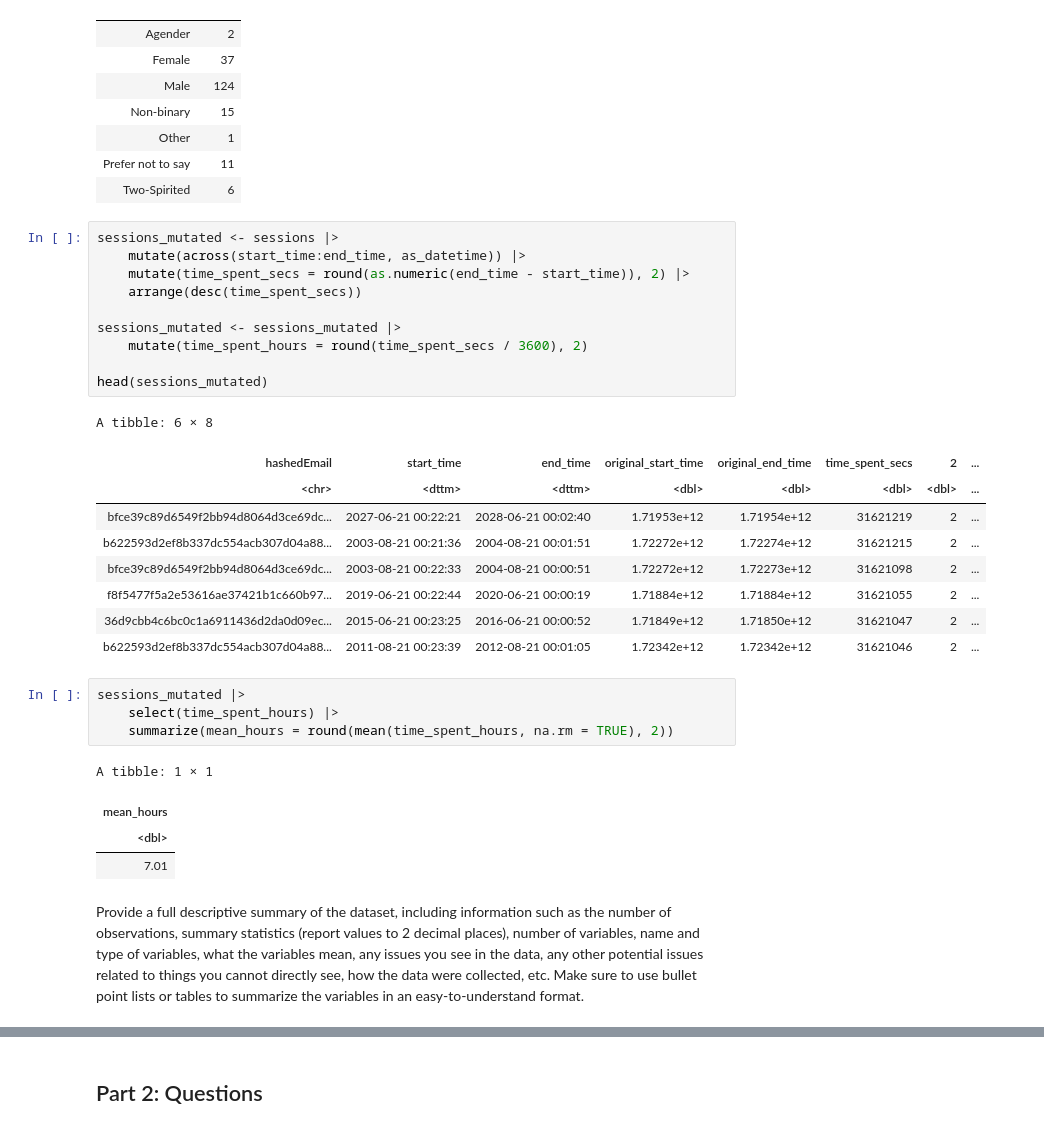
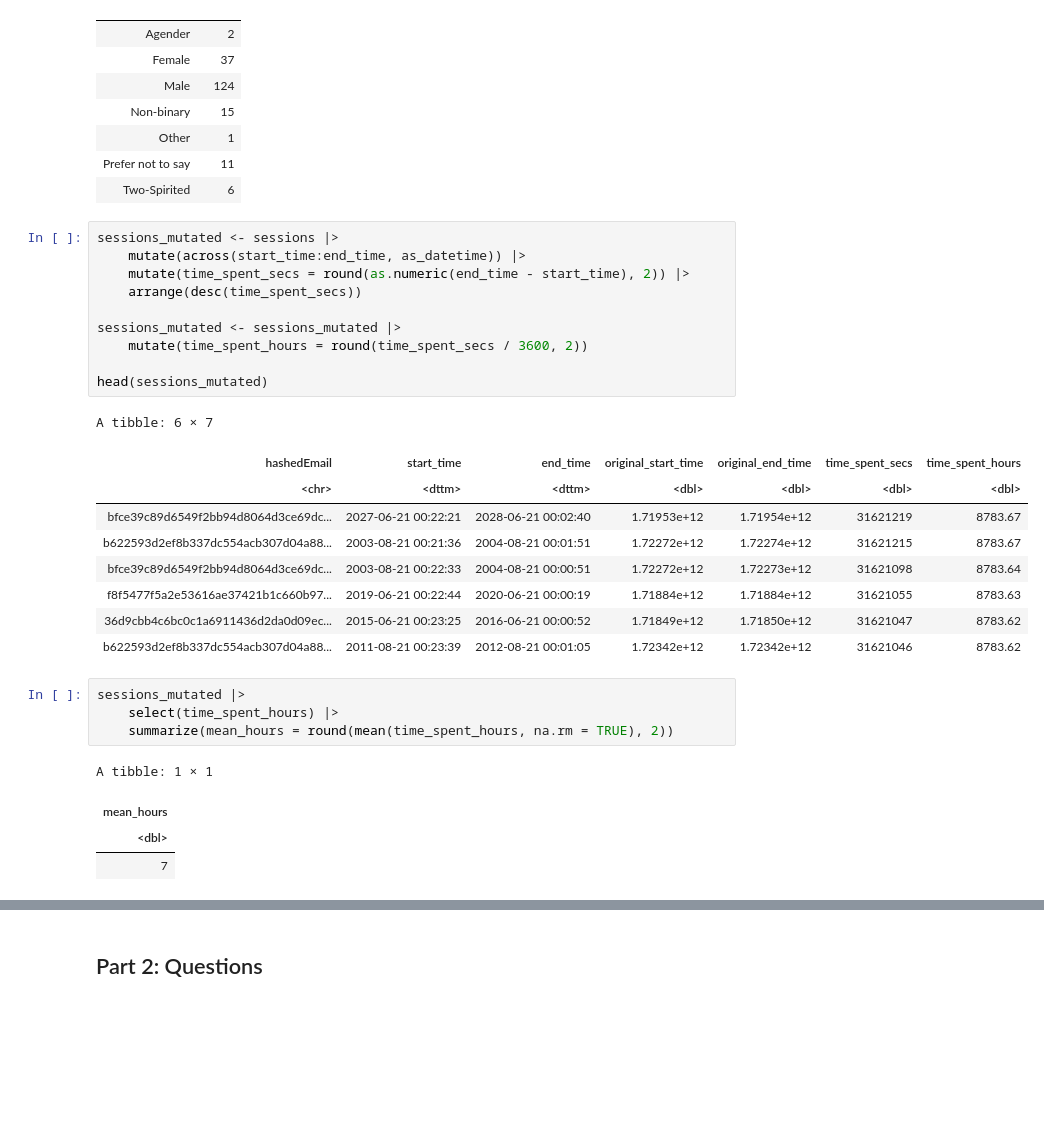
Before and after one commit to arian-d1/dsci100_planning_report, a Jupyter notebook: report.ipynb, the cells around one changed output, grey strips where cells are left out. Cells and saved outputs as stored; diff of their text form; blank space fills up the shorter version.

```diff
--- a/report.ipynb
+++ b/report.ipynb
@@ -114,23 +132,23 @@ A tibble: 7 × 2
 # %%
 sessions_mutated <- sessions |>
     mutate(across(start_time:end_time, as_datetime)) |>
-    mutate(time_spent_secs = round(as.numeric(end_time - start_time)), 2) |>
+    mutate(time_spent_secs = round(as.numeric(end_time - start_time), 2)) |>
     arrange(desc(time_spent_secs))
 
 sessions_mutated <- sessions_mutated |>
-    mutate(time_spent_hours = round(time_spent_secs / 3600), 2)
+    mutate(time_spent_hours = round(time_spent_secs / 3600, 2))
 
 head(sessions_mutated)
 # %% [output]
-A tibble: 6 × 8
+A tibble: 6 × 7
-| hashedEmail | start_time | end_time | original_start_time | original_end_time | time_spent_secs | 2 | ... |
-| <chr> | <dttm> | <dttm> | <dbl> | <dbl> | <dbl> | <dbl> | ... |
-| bfce39c89d6549f2bb94d8064d3ce69dc... | 2027-06-21 00:22:21 | 2028-06-21 00:02:40 | 1.71953e+12 | 1.71954e+12 | 31621219 | 2 | ... |
-| b622593d2ef8b337dc554acb307d04a88... | 2003-08-21 00:21:36 | 2004-08-21 00:01:51 | 1.72272e+12 | 1.72274e+12 | 31621215 | 2 | ... |
-| bfce39c89d6549f2bb94d8064d3ce69dc... | 2003-08-21 00:22:33 | 2004-08-21 00:00:51 | 1.72272e+12 | 1.72273e+12 | 31621098 | 2 | ... |
-| f8f5477f5a2e53616ae37421b1c660b97... | 2019-06-21 00:22:44 | 2020-06-21 00:00:19 | 1.71884e+12 | 1.71884e+12 | 31621055 | 2 | ... |
-| 36d9cbb4c6bc0c1a6911436d2da0d09ec... | 2015-06-21 00:23:25 | 2016-06-21 00:00:52 | 1.71849e+12 | 1.71850e+12 | 31621047 | 2 | ... |
-| b622593d2ef8b337dc554acb307d04a88... | 2011-08-21 00:23:39 | 2012-08-21 00:01:05 | 1.72342e+12 | 1.72342e+12 | 31621046 | 2 | ... |
+| hashedEmail | start_time | end_time | original_start_time | original_end_time | time_spent_secs | time_spent_hours |
+| <chr> | <dttm> | <dttm> | <dbl> | <dbl> | <dbl> | <dbl> |
+| bfce39c89d6549f2bb94d8064d3ce69dc... | 2027-06-21 00:22:21 | 2028-06-21 00:02:40 | 1.71953e+12 | 1.71954e+12 | 31621219 | 8783.67 |
+| b622593d2ef8b337dc554acb307d04a88... | 2003-08-21 00:21:36 | 2004-08-21 00:01:51 | 1.72272e+12 | 1.72274e+12 | 31621215 | 8783.67 |
+| bfce39c89d6549f2bb94d8064d3ce69dc... | 2003-08-21 00:22:33 | 2004-08-21 00:00:51 | 1.72272e+12 | 1.72273e+12 | 31621098 | 8783.64 |
+| f8f5477f5a2e53616ae37421b1c660b97... | 2019-06-21 00:22:44 | 2020-06-21 00:00:19 | 1.71884e+12 | 1.71884e+12 | 31621055 | 8783.63 |
+| 36d9cbb4c6bc0c1a6911436d2da0d09ec... | 2015-06-21 00:23:25 | 2016-06-21 00:00:52 | 1.71849e+12 | 1.71850e+12 | 31621047 | 8783.62 |
+| b622593d2ef8b337dc554acb307d04a88... | 2011-08-21 00:23:39 | 2012-08-21 00:01:05 | 1.72342e+12 | 1.72342e+12 | 31621046 | 8783.62 |
 # %%
 sessions_mutated |>
     select(time_spent_hours) |>
@@ -139,9 +157,7 @@ sessions_mutated |>
 A tibble: 1 × 1
 | mean_hours |
 | <dbl> |
-| 7.01 |
+| 7 |
-# %% [markdown]
-Provide a full descriptive summary of the dataset, including information such as the number of observations, summary statistics (report values to 2 decimal places), number of variables, name and type of variables, what the variables mean, any issues you see in the data, any other potential issues related to things you cannot directly see, how the data were collected, etc. Make sure to use bullet point lists or tables to summarize the variables in an easy-to-understand format.
 # %% [markdown]
 | Variable | Type | Meaning | Issues in Dataset | Non-visible Issues |
 |----------|------|---------|-------------------|--------------------|
```
Also changed, not shown: parts of 13 cells of this notebook.
